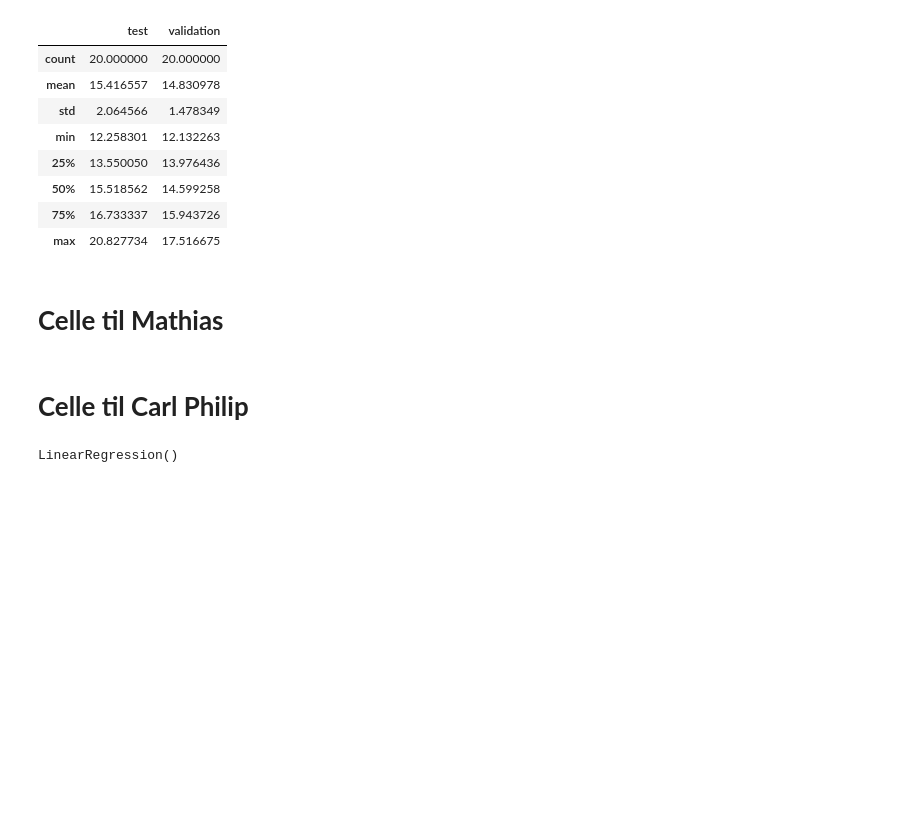
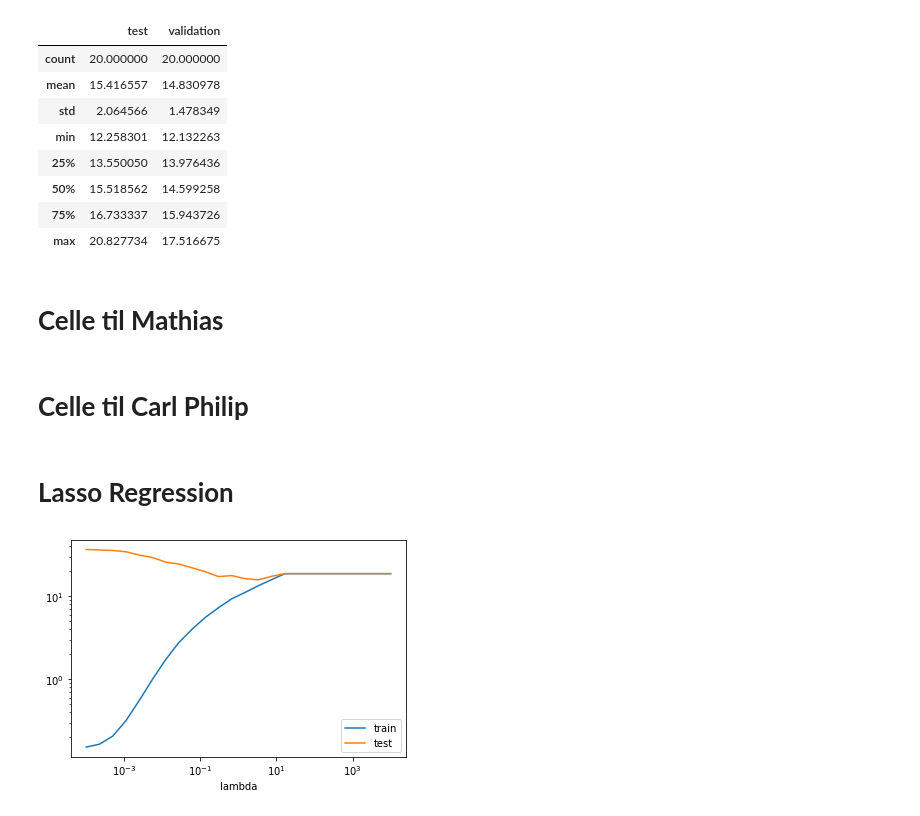
Before and after one commit to mathiasbindseil/three_drengz, a Jupyter notebook: ISDS - Kopi.ipynb, the cells around one changed output. Drawn from its saved outputs; the diff is of its cells as text; code cells hidden in the pictures; blank space fills up the shorter version.

Commit message:
lasso and ridge

```diff
--- a/ISDS - Kopi.ipynb
+++ b/ISDS - Kopi.ipynb
@@ -514,10 +514,10 @@ import sklearn
 from sklearn.linear_model import LinearRegression
 
 
-modeldata=pd.read_csv(Path.cwd() / 'Main_df_til_leg.csv')
+modeldata=pd.read_csv('Main_df_til_leg.csv')
 
 # Define all variables needed in analysis
-all_variables = ['Pos','Age','MP','Starts','Min','90s','Gls','Ast','G-PK','CrdY','CrdR','Cmp%','KP','1/3','PPA','CrsPA',
+all_variables = ['Pos','Age','Min','Gls','Ast','G-PK','CrdY','CrdR','Cmp%','KP','1/3','PPA','CrsPA',
 'Prog','Tkl','TklW','Int','Err','Blocks','Tkl%','Year', 'Price_m']
 # Filter so only variables need in analysis included
 modeldata = modeldata[all_variables]
@@ -526,8 +526,8 @@ modeldata = modeldata[all_variables]
 modeldata = modeldata[modeldata.Pos != 'GK']
 
 # Convert position to dummy
-positioncolumn = ['Pos']
-modeldata= pd.get_dummies(modeldata, columns=positioncolumn)
+positioncolumn = ['Pos', 'Year']
+modeldata= pd.get_dummies(modeldata, columns=positioncolumn,drop_first=True)
 
 # Convert minutes to float
 modeldata['Min'] = modeldata['Min'].str.replace(',','')
@@ -539,12 +539,61 @@ modeldata = modeldata.fillna(0)
 modeldata = modeldata.astype(float)
 
 
-# Define y and x
+# # Define y and x
 y = modeldata['Price_m']
-x = modeldata.loc[:, modeldata.columns != 'Price_m']
+X = modeldata.loc[:, modeldata.columns != 'Price_m']
-# %%
-regressor = LinearRegression()
-
-regressor.fit(x, y)
-# %% [output]
-LinearRegression()
+# %% [markdown]
+# **Lasso Regression**
+# %%
+from sklearn.model_selection import validation_curve
+from sklearn.linear_model import Lasso
+from sklearn.pipeline import make_pipeline
+from sklearn.preprocessing import StandardScaler, PolynomialFeatures
+from sklearn.model_selection import train_test_split
+from sklearn.exceptions import ConvergenceWarning
+import warnings
+warnings.filterwarnings(action='ignore', category=ConvergenceWarning)
+
+X_dev, X_test, y_dev, y_test = train_test_split(X, y, test_size=1/3, random_state=2)
+X_train, X_val, y_train, y_val = train_test_split(X_dev, y_dev, test_size=1/2, random_state=2)
+
+
+pipe_lasso = make_pipeline(PolynomialFeatures(degree=3, include_bias=False),
+                           StandardScaler(),
+                           Lasso(random_state=1,))
+
+# What size of lambda should we use
+lambdas =  np.logspace(-4, 4, 24)
+
+train_scores, test_scores = \
+    validation_curve(estimator=pipe_lasso,
+                     X=X_dev,
+                     y=y_dev,
+                     param_name='lasso__alpha',
+                     param_range=lambdas,
+                     scoring='neg_mean_squared_error',# scoring='neg_mean_squared_error',
+                     cv=5)
+
+mean_values = pd.concat({'train': pd.DataFrame(-train_scores).mean(1),
+                         'test': pd.DataFrame(-test_scores).mean(1),
+                         'lambda': pd.DataFrame(lambdas).mean(1)}, axis =1)
+
+# answer to plotting bonus question
+
+#from sklearn.metrics import mean_squared_error as mse
+
+#def rmse(y_pred, y_true):
+    #return np.sqrt(mse(y_pred, y_true))
+
+
+# plot curves
+pd.concat({'train': pd.DataFrame(-train_scores).mean(1),
+           'test': pd.DataFrame(-test_scores).mean(1)},
+           axis=1)\
+    .pipe(np.sqrt)\
+    .set_index(pd.Index(lambdas, name='lambda'))\
+    .plot(logx=True, logy=True)
+
+plt.show()
+# %% [output]
+[figure, added]
```
Also changed, not shown: parts of 4 cells of this notebook.
